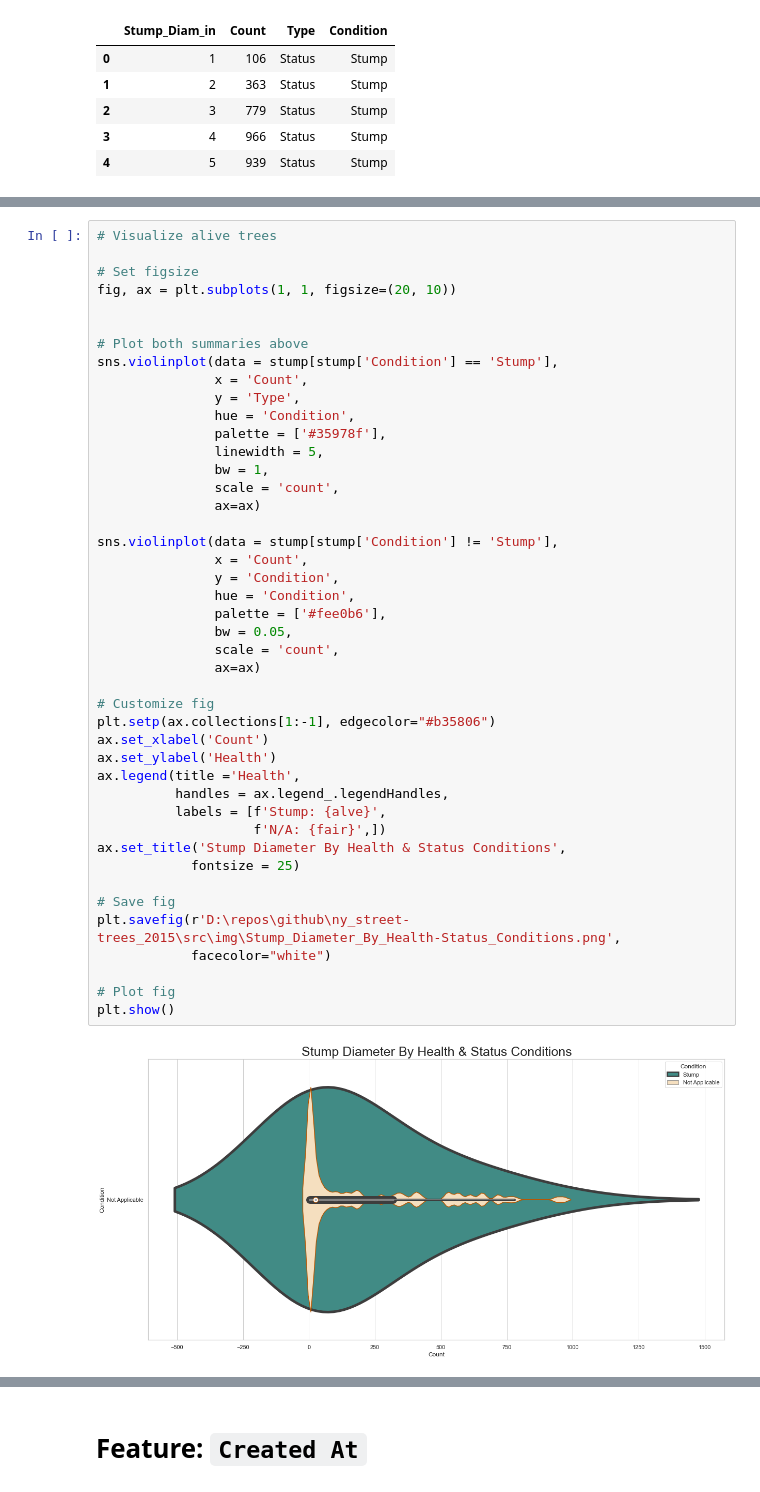
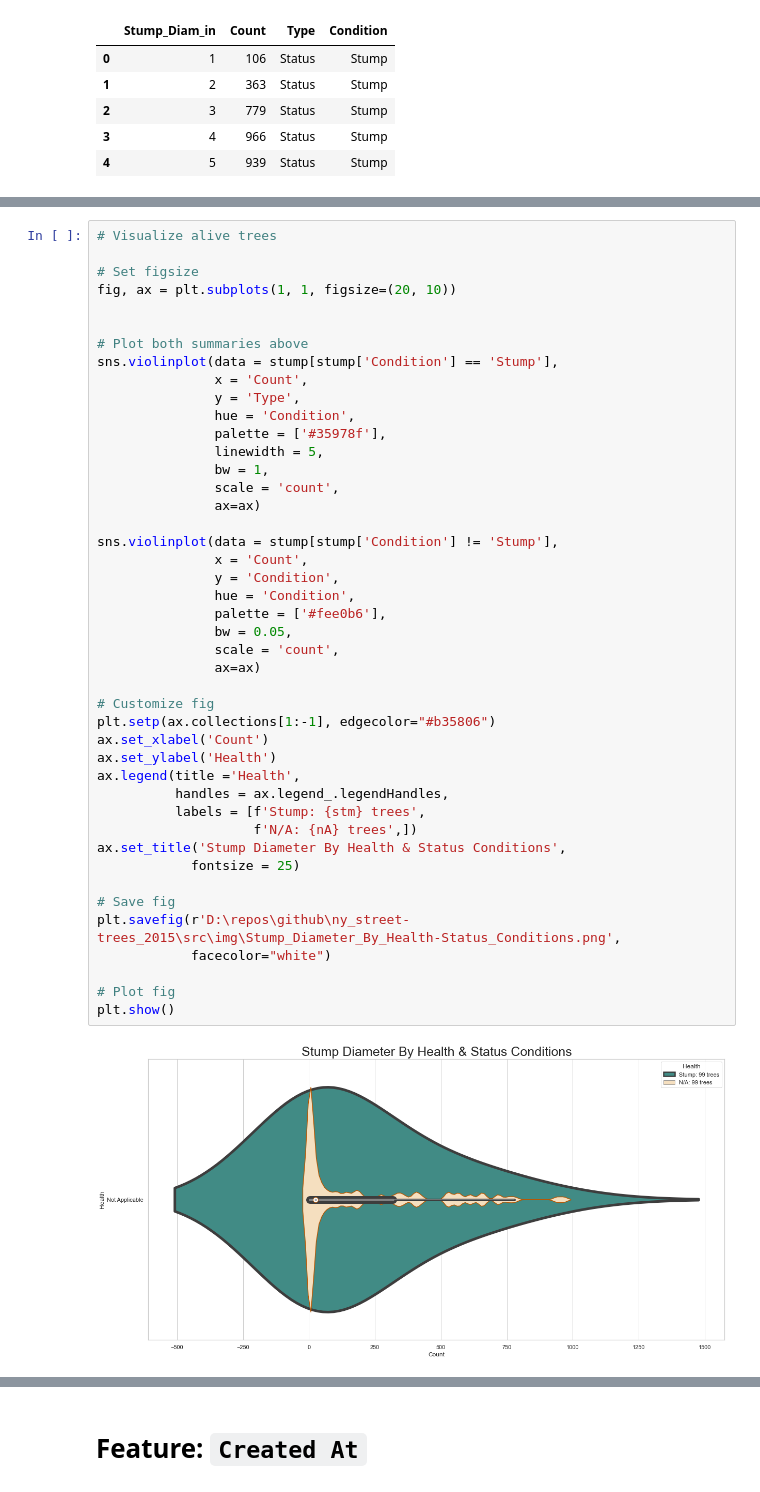
Before and after one commit to MarcellaHarr/ny_street-trees_2015, a Jupyter notebook: exploration-ny-street-trees.ipynb, the cells around one changed output, grey strips where cells are left out. Saved outputs shown, nothing was run; the diff lists cells and outputs as text.

```diff
--- a/exploration-ny-street-trees.ipynb
+++ b/exploration-ny-street-trees.ipynb
@@ -1196,33 +1211,33 @@ sns.violinplot(data = stump[stump['Condition'] == 'Stump'],
                linewidth = 5,
                bw = 1,
                scale = 'count',
                ax=ax)
 
 sns.violinplot(data = stump[stump['Condition'] != 'Stump'],
                x = 'Count',
                y = 'Condition',
                hue = 'Condition',
                palette = ['#fee0b6'],
                bw = 0.05,
                scale = 'count',
                ax=ax)
 
 # Customize fig
 plt.setp(ax.collections[1:-1], edgecolor="#b35806")
 ax.set_xlabel('Count')
 ax.set_ylabel('Health')
 ax.legend(title ='Health',
           handles = ax.legend_.legendHandles,
-          labels = [f'Stump: {alve}',
-                    f'N/A: {fair}',])
+          labels = [f'Stump: {stm} trees',
+                    f'N/A: {nA} trees',])
 ax.set_title('Stump Diameter By Health & Status Conditions',
             fontsize = 25)
 
 # Save fig
 plt.savefig(r'D:\repos\github\ny_street-trees_2015\src\img\Stump_Diameter_By_Health-Status_Conditions.png',
             facecolor="white")
 
 # Plot fig
 plt.show()
 # %% [output]
-[figure, old version]
+[figure, new version]
```
Also changed, not shown: parts of 22 cells of this notebook, 2 other files.
